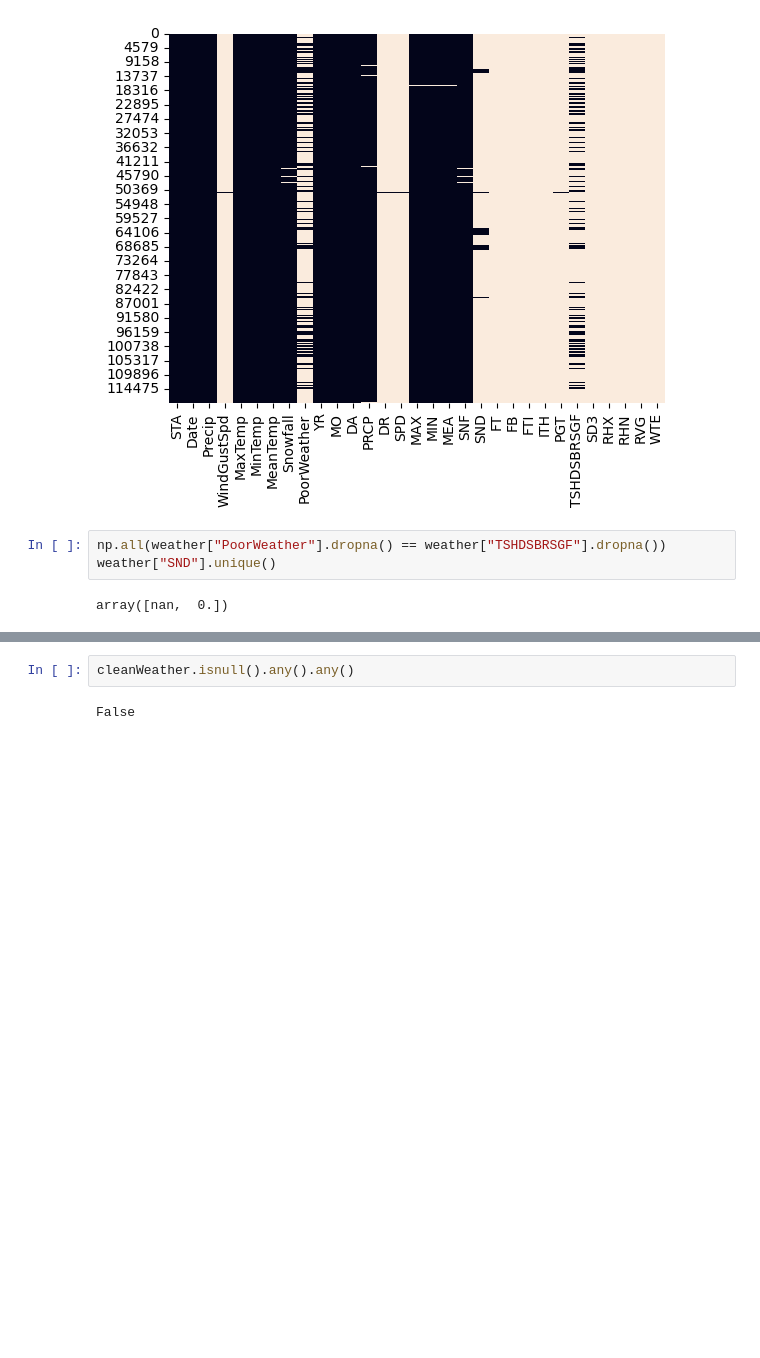
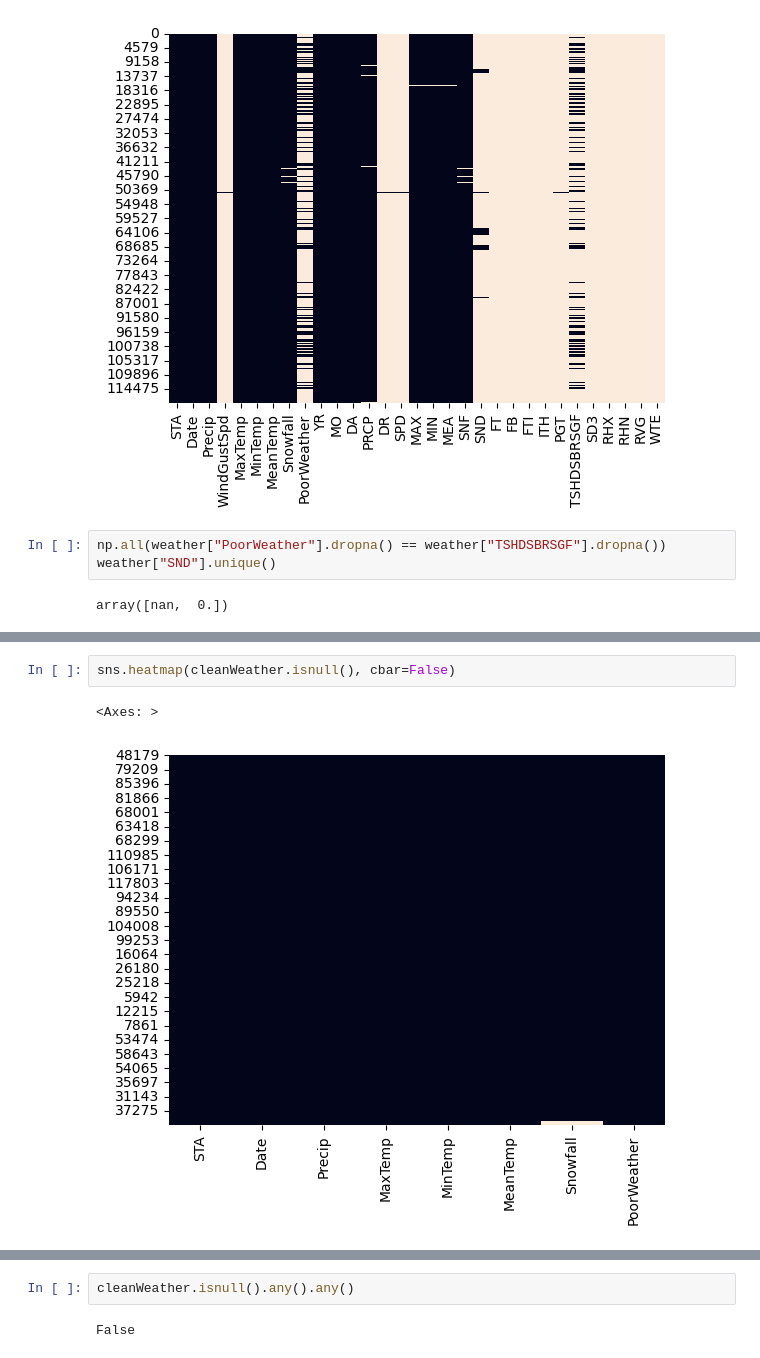
Before and after one commit to jvan809/2025-Phase-2, a Jupyter notebook: Part2/part2_submission.ipynb, the cells around one changed output, grey strips where cells are left out. Drawn from its saved outputs; the diff is of its cells as text; blank space fills up the shorter version.

```diff
--- a/Part2/part2_submission.ipynb
+++ b/Part2/part2_submission.ipynb
@@ -64,0 +109,5 @@ See the caveats in the documentation: https://pandas.pydata.org/pandas-docs/stab
+# %%
+sns.heatmap(cleanWeather.isnull(), cbar=False)
+# %% [output]
+<Axes: >
+[figure, added]
```
Also changed, not shown: parts of 17 cells of this notebook, 1 other file.
